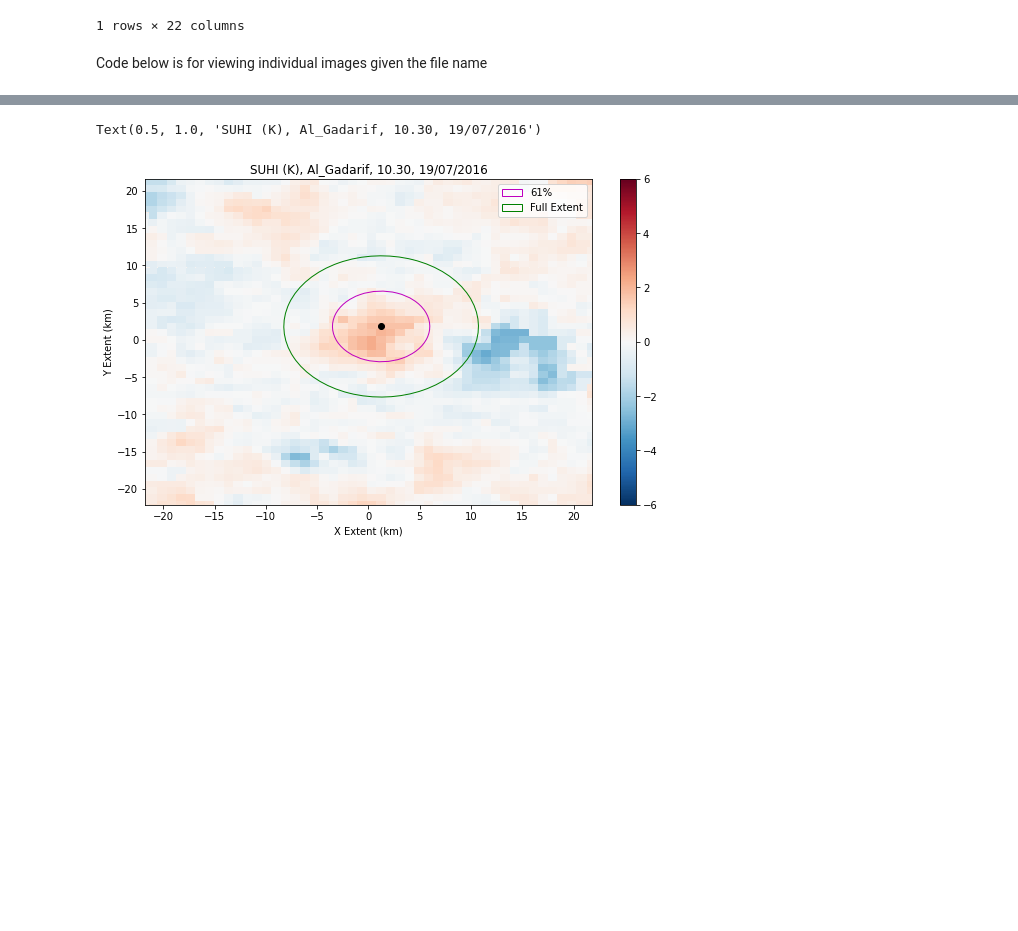
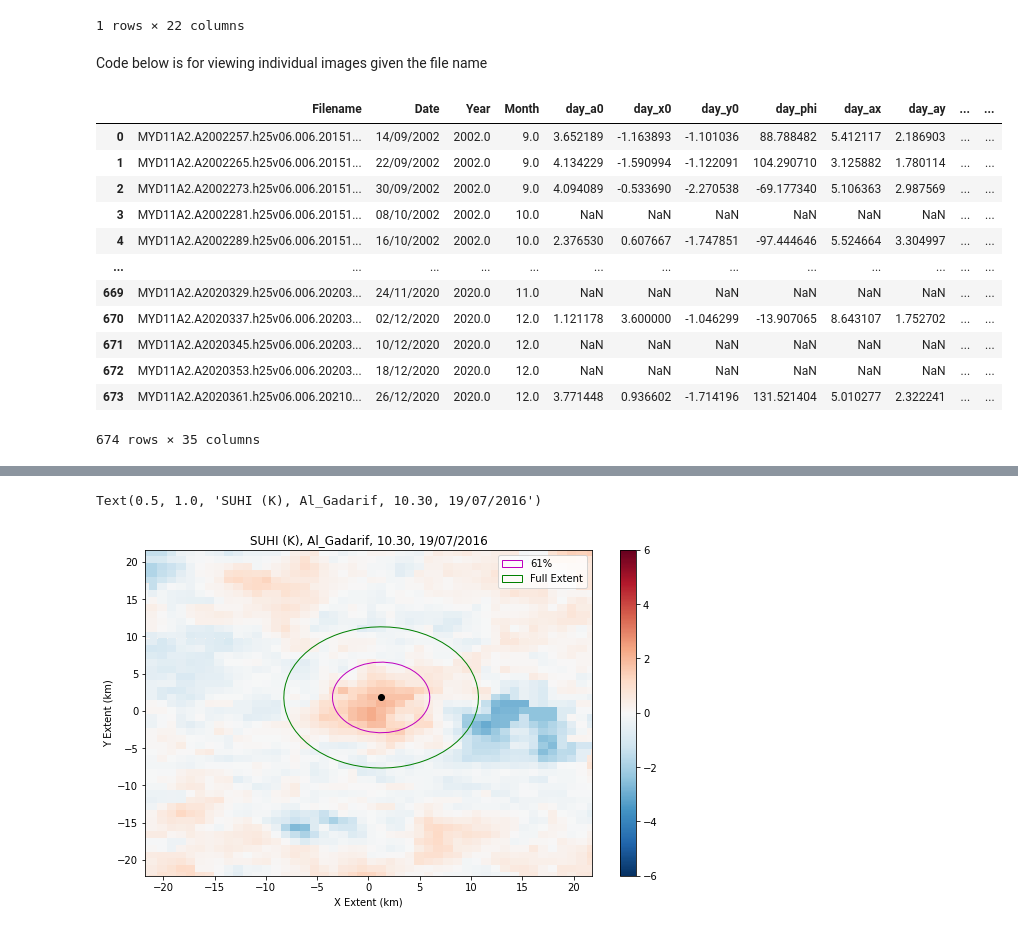
Before and after one commit to SarahBerk-github/MODIS_Gaussian, a Jupyter notebook: GSA_LOOP_CODE.ipynb, the cells around one changed output, grey strips where cells are left out. Drawn from its saved outputs; the diff is of its cells as text; code cells hidden in the pictures; blank space fills up the shorter version.

```diff
--- a/GSA_LOOP_CODE.ipynb
+++ b/GSA_LOOP_CODE.ipynb
@@ -2546,4 +2393,20 @@ def image_gen_night(choose_file):
     df_subset.loc[(df_subset['nan_flag'] == 1), 'SUHI'] = np.nan
 
     return df_subset
+# %%
+parameters_df_qu#[parameters_df['day_a0']>100]
+# %% [output]
+|  | Filename | Date | Year | Month | day_a0 | day_x0 | day_y0 | day_phi | day_ax | day_ay | ... | ... |
+| 0 | MYD11A2.A2002257.h25v06.006.20151... | 14/09/2002 | 2002.0 | 9.0 | 3.652189 | -1.163893 | -1.101036 | 88.788482 | 5.412117 | 2.186903 | ... | ... |
+| 1 | MYD11A2.A2002265.h25v06.006.20151... | 22/09/2002 | 2002.0 | 9.0 | 4.134229 | -1.590994 | -1.122091 | 104.290710 | 3.125882 | 1.780114 | ... | ... |
+| 2 | MYD11A2.A2002273.h25v06.006.20151... | 30/09/2002 | 2002.0 | 9.0 | 4.094089 | -0.533690 | -2.270538 | -69.177340 | 5.106363 | 2.987569 | ... | ... |
+| 3 | MYD11A2.A2002281.h25v06.006.20151... | 08/10/2002 | 2002.0 | 10.0 | NaN | NaN | NaN | NaN | NaN | NaN | ... | ... |
+| 4 | MYD11A2.A2002289.h25v06.006.20151... | 16/10/2002 | 2002.0 | 10.0 | 2.376530 | 0.607667 | -1.747851 | -97.444646 | 5.524664 | 3.304997 | ... | ... |
+| ... | ... | ... | ... | ... | ... | ... | ... | ... | ... | ... | ... | ... |
+| 669 | MYD11A2.A2020329.h25v06.006.20203... | 24/11/2020 | 2020.0 | 11.0 | NaN | NaN | NaN | NaN | NaN | NaN | ... | ... |
+| 670 | MYD11A2.A2020337.h25v06.006.20203... | 02/12/2020 | 2020.0 | 12.0 | 1.121178 | 3.600000 | -1.046299 | -13.907065 | 8.643107 | 1.752702 | ... | ... |
+| 671 | MYD11A2.A2020345.h25v06.006.20203... | 10/12/2020 | 2020.0 | 12.0 | NaN | NaN | NaN | NaN | NaN | NaN | ... | ... |
+| 672 | MYD11A2.A2020353.h25v06.006.20203... | 18/12/2020 | 2020.0 | 12.0 | NaN | NaN | NaN | NaN | NaN | NaN | ... | ... |
+| 673 | MYD11A2.A2020361.h25v06.006.20210... | 26/12/2020 | 2020.0 | 12.0 | 3.771448 | 0.936602 | -1.714196 | 131.521404 | 5.010277 | 2.322241 | ... | ... |
+674 rows × 35 columns
 # %%
```
Also changed, not shown: parts of 15 cells of this notebook.
